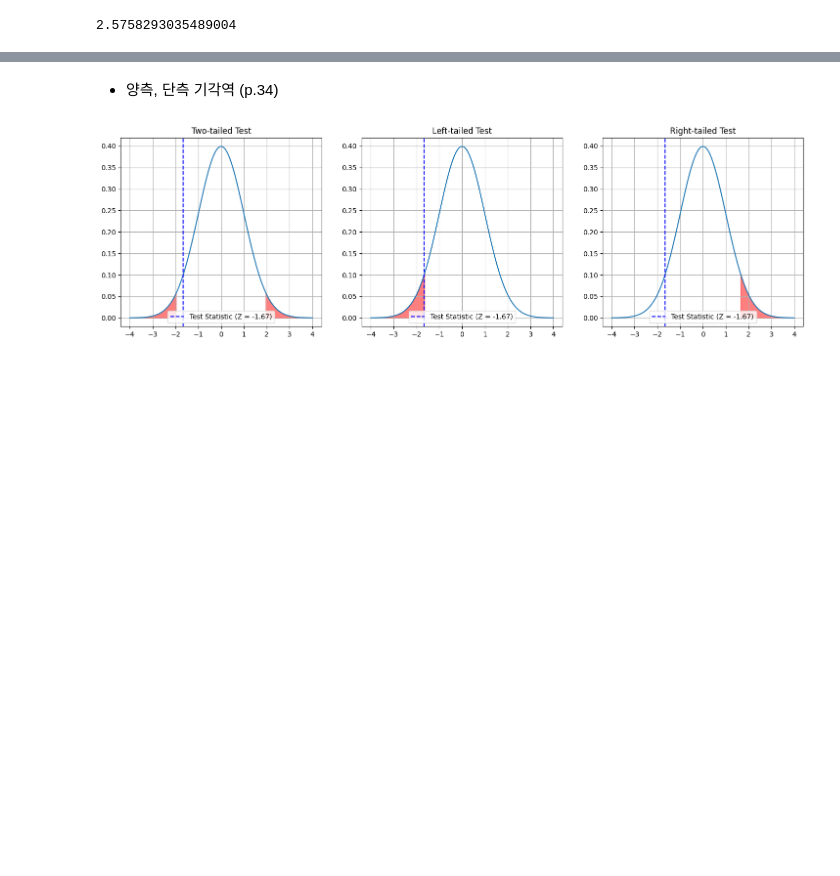
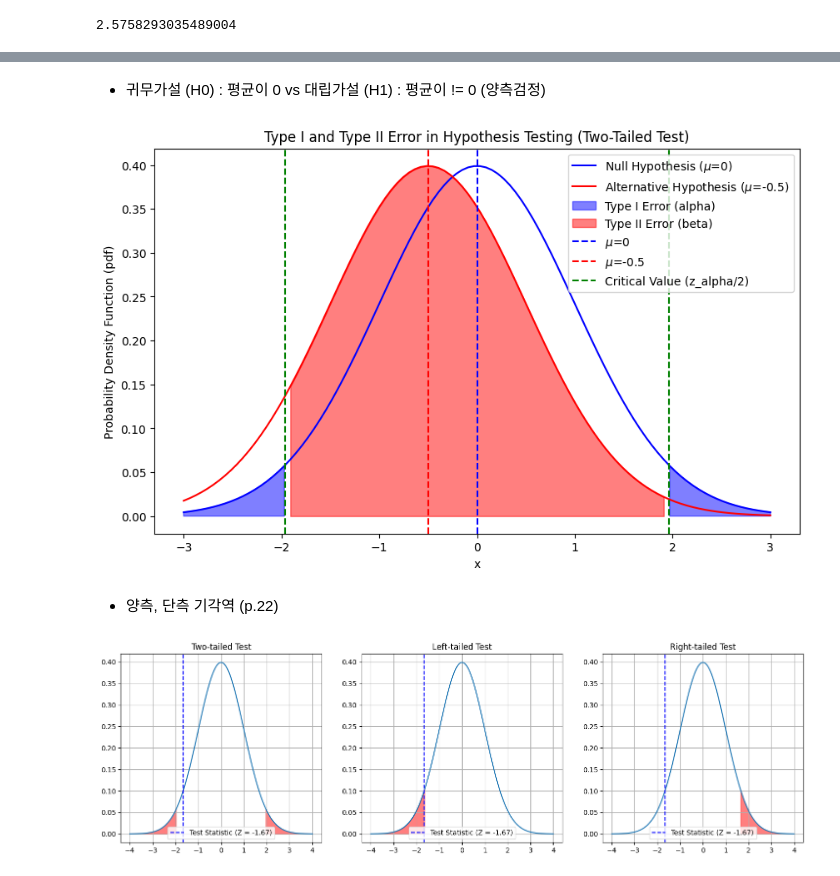
Before and after one commit to KIM-DKA/SKHU, a Jupyter notebook: notebooks/4주차_통계기초.ipynb, the cells around one changed output, grey strips where cells are left out. Drawn from its saved outputs; the diff is of its cells as text; code cells hidden in the pictures; blank space fills up the shorter version.

```diff
--- a/notebooks/4주차_통계기초.ipynb
+++ b/notebooks/4주차_통계기초.ipynb
@@ -330,5 +435,53 @@ Critical Z value: -1.64
+# %% [markdown]
+- 귀무가설 (H0) : 평균이 0 vs 대립가설 (H1) : 평균이 != 0 (양측검정)
+# %%
+import numpy as np
+import matplotlib.pyplot as plt
+import scipy.stats as stats
+
+# 파라미터 설정
+alpha = 0.05  # 유의 수준
+mu_0 = 0  # 귀무 가설의 평균
+mu_a = -0.5  # 대립 가설의 평균
+sigma = 1  # 표준 편차
+n = 30  # 샘플 크기
+
+# x 축의 값 범위 생성
+x = np.linspace(-3, 3, 100)
+
+# 귀무 가설과 대립 가설의 확률 밀도 함수(pdf)를 가져옵니다.
+pdf_0 = stats.norm.pdf(x, mu_0, sigma)
+pdf_a = stats.norm.pdf(x, mu_a, sigma)
+
+# 양측 검정이므로 양쪽 꼬리에 대한 임계값을 설정합니다.
+z_alpha_2 = stats.norm.ppf(1 - alpha/2, loc=mu_0, scale=sigma)
+z_minus_alpha_2 = stats.norm.ppf(alpha/2, loc=mu_0, scale=sigma)
+
+# 그래프 그리기
+plt.figure(figsize=(10, 6))
+plt.plot(x, pdf_0, label=f'Null Hypothesis ($\mu$={mu_0})', color='blue')
+plt.plot(x, pdf_a, label=f'Alternative Hypothesis ($\mu$={mu_a})', color='red')
+plt.fill_between(x, pdf_0, where=(x >= z_alpha_2) | (x <= z_minus_alpha_2), color='blue', alpha=0.5, label='Type I Error (alpha)')
+plt.fill_between(x, pdf_a, where=(x <= z_alpha_2) & (x >= z_minus_alpha_2), color='red', alpha=0.5, label='Type II Error (beta)')
+
+# 평균 위치에 선 추가
+plt.axvline(mu_0, color='blue', linestyle='--', label=f'$\mu$={mu_0}')
+plt.axvline(mu_a, color='red', linestyle='--', label=f'$\mu$={mu_a}')
+plt.axvline(z_alpha_2, color='green', linestyle='--', label=f'Critical Value (z_alpha/2)')
+plt.axvline(z_minus_alpha_2, color='green', linestyle='--')
+
+# 제목 및 레이블, 범례 추가
+plt.title('Type I and Type II Error in Hypothesis Testing (Two-Tailed Test)')
+plt.xlabel('x')
+plt.ylabel('Probability Density Function (pdf)')
+plt.legend()
+
+# 그래프 보여주기
+plt.show()
+# %% [output]
+[figure, added]
 # %% [markdown]
-- 양측, 단측 기각역 (p.34)
+- 양측, 단측 기각역 (p.22)
 # %%
 
 # 주어진 값
```
Also changed, not shown: parts of 30 cells of this notebook, 4 other files.
